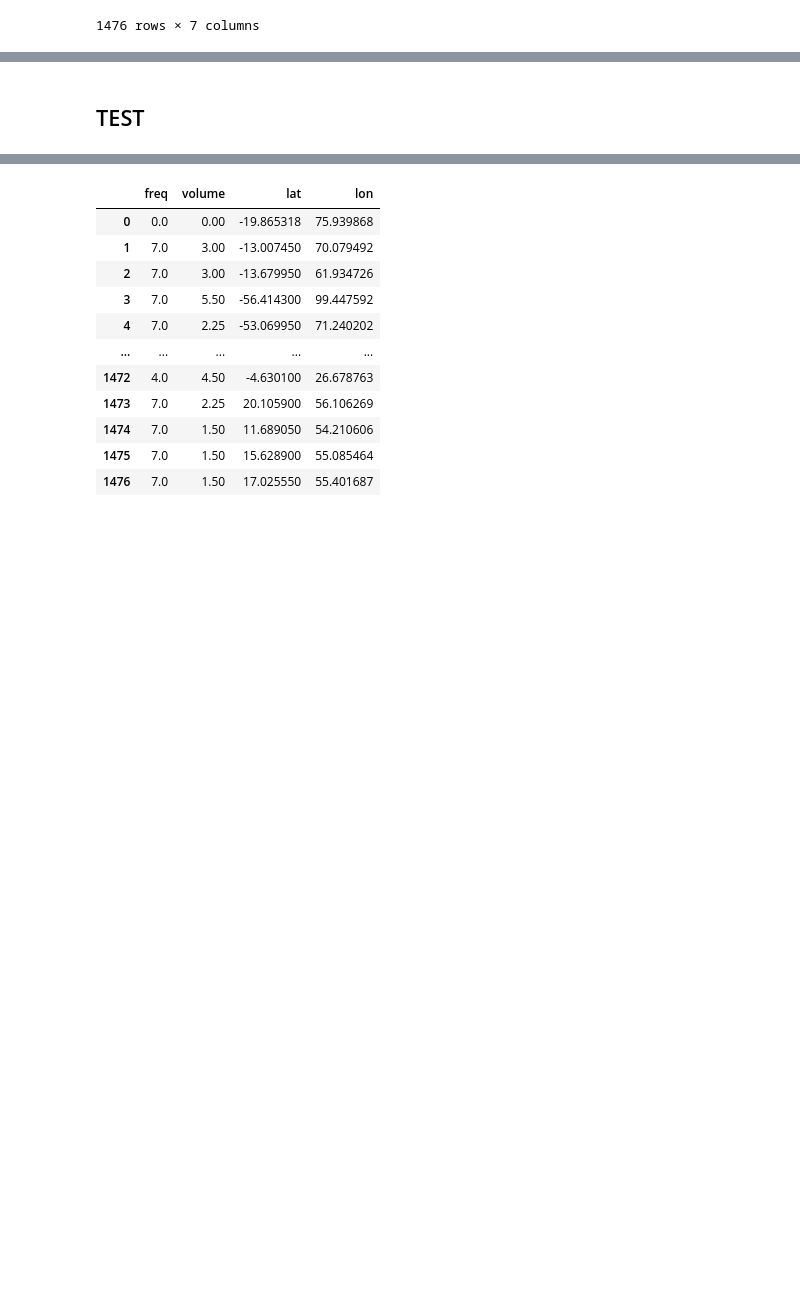
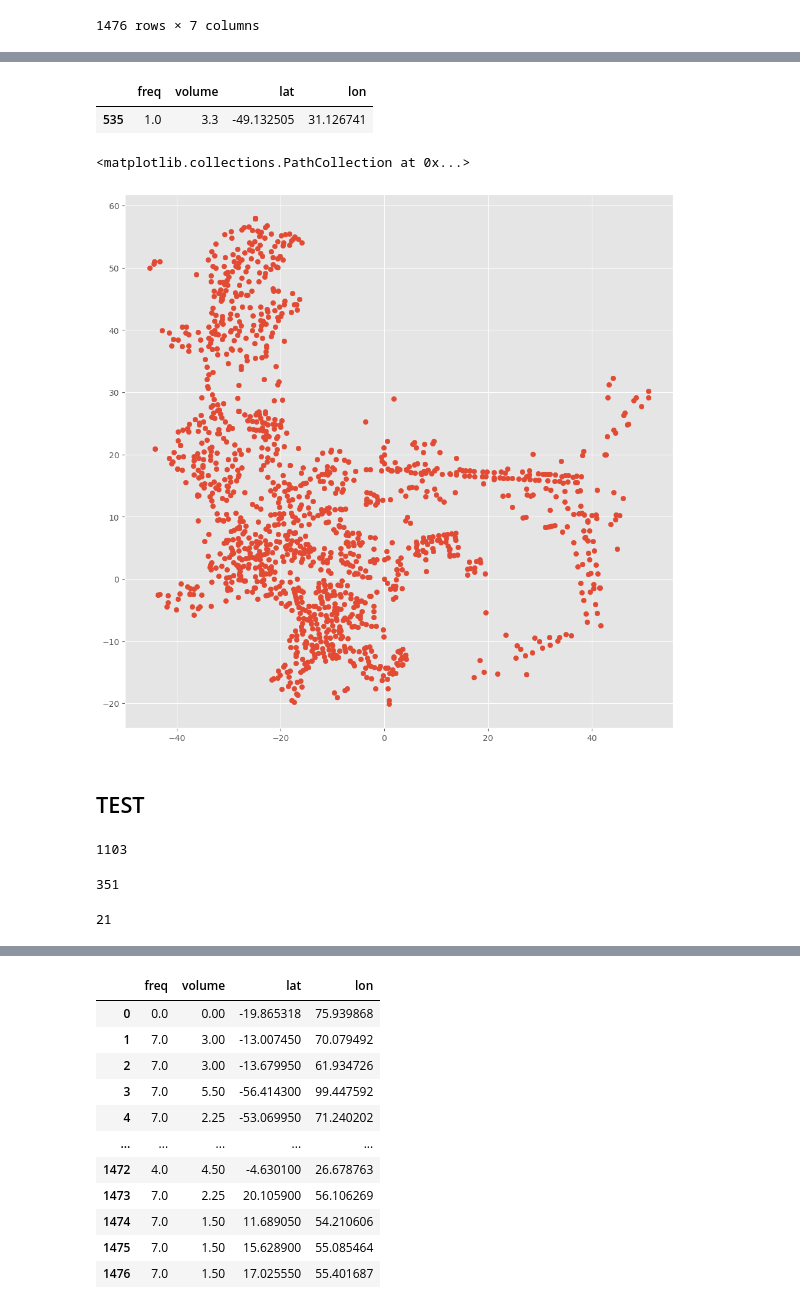
Before and after one commit to EvgenyOleshkevich/transopt_routing, a Jupyter notebook: NIER/NIR_balanced_weight2.ipynb, the cells around one changed output, grey strips where cells are left out. Drawn from its saved outputs; the diff is of its cells as text; code cells hidden in the pictures; blank space fills up the shorter version.

Commit message:
clustering imp and data drawing-saving

```diff
--- a/NIER/NIR_balanced_weight2.ipynb
+++ b/NIER/NIR_balanced_weight2.ipynb
@@ -357,0 +376,5 @@ df.drop(['address', 'count', 'v'], axis=1).to_csv('cpp_data.csv', index = False,
+# %%
+describe = df.describe()
+# %%
+lat_len = describe['lat']['max'] - describe['lat']['min']
+df['lat'] *= 100/lat_len
@@ -357,0 +383,3 @@ df.drop(['address', 'count', 'v'], axis=1).to_csv('cpp_data.csv', index = False,
+# %%
+lon_len = describe['lon']['max'] - describe['lon']['min']
+df['lon'] *= 100/lon_len
@@ -358,2 +398,22 @@ df.drop(['address', 'count', 'v'], axis=1).to_csv('cpp_data.csv', index = False,
+# %%
+df[df['lat'] < -47]
+# %% [output]
+|  | freq | volume | lat | lon |
+| 535 | 1.0 | 3.3 | -49.132505 | 31.126741 |
+# %%
+df = df[df['lat'] > -47]
+df = df[df['lon'] > -21]
+
+df.to_csv('data_vertex.csv', index = False, sep = ' ')
+# %%
+X = df['lat']
+Y = df['lon']
+
+fig = plt.figure(figsize=(12,12), dpi=100)
+
+scatter(X,Y)
+# %% [output]
+<matplotlib.collections.PathCollection at 0x...>
+[figure, added]
 # %% [markdown]
 ## TEST
@@ -359,0 +424,12 @@ df.drop(['address', 'count', 'v'], axis=1).to_csv('cpp_data.csv', index = False,
+# %%
+len(df[df["freq"]== 1])
+# %% [output]
+1103
+# %%
+len(df[df["freq"]== 2])
+# %% [output]
+351
+# %%
+len(df[df["freq"]== 3])
+# %% [output]
+21
```
Also changed, not shown: parts of 7 cells of this notebook, 6 other files.
